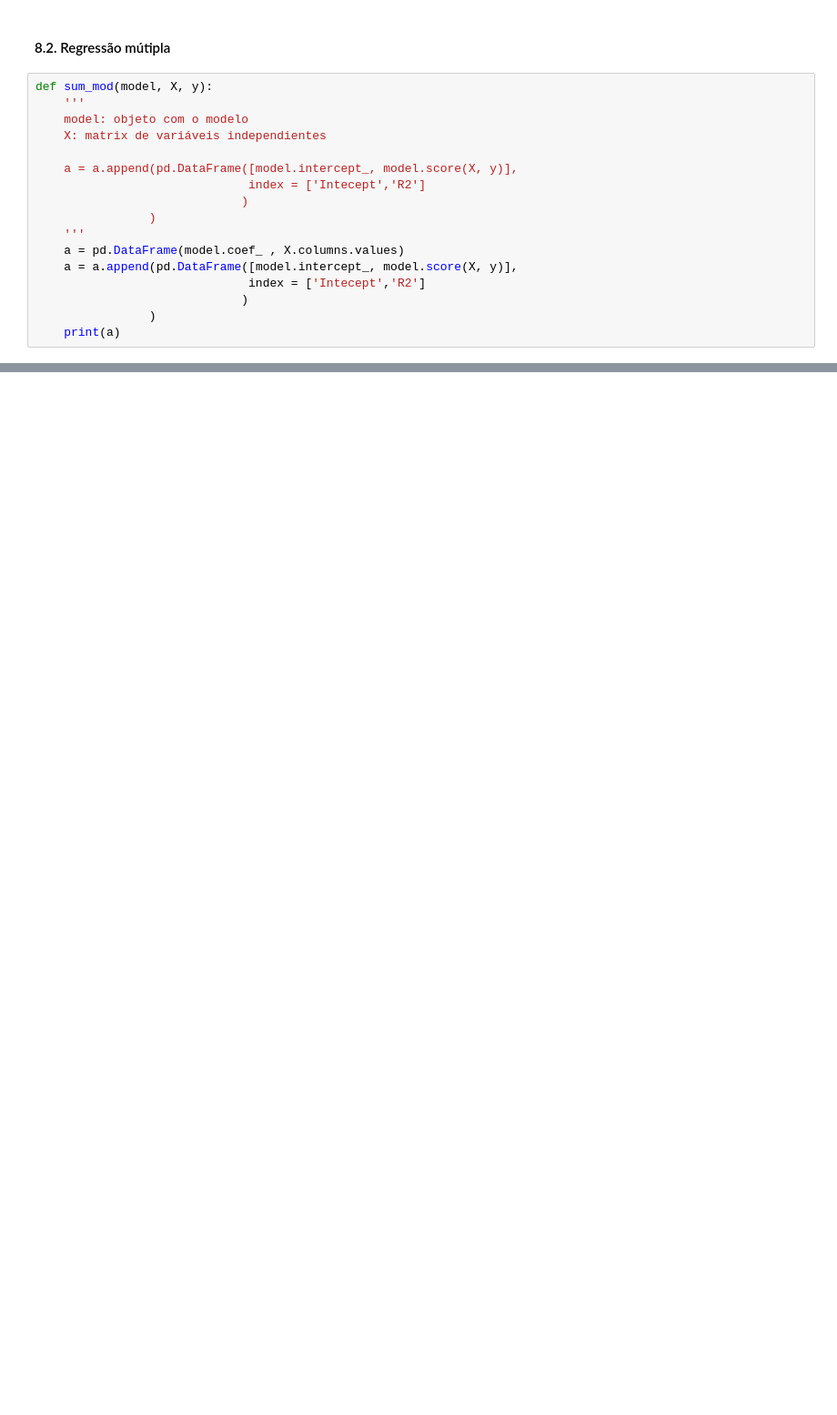
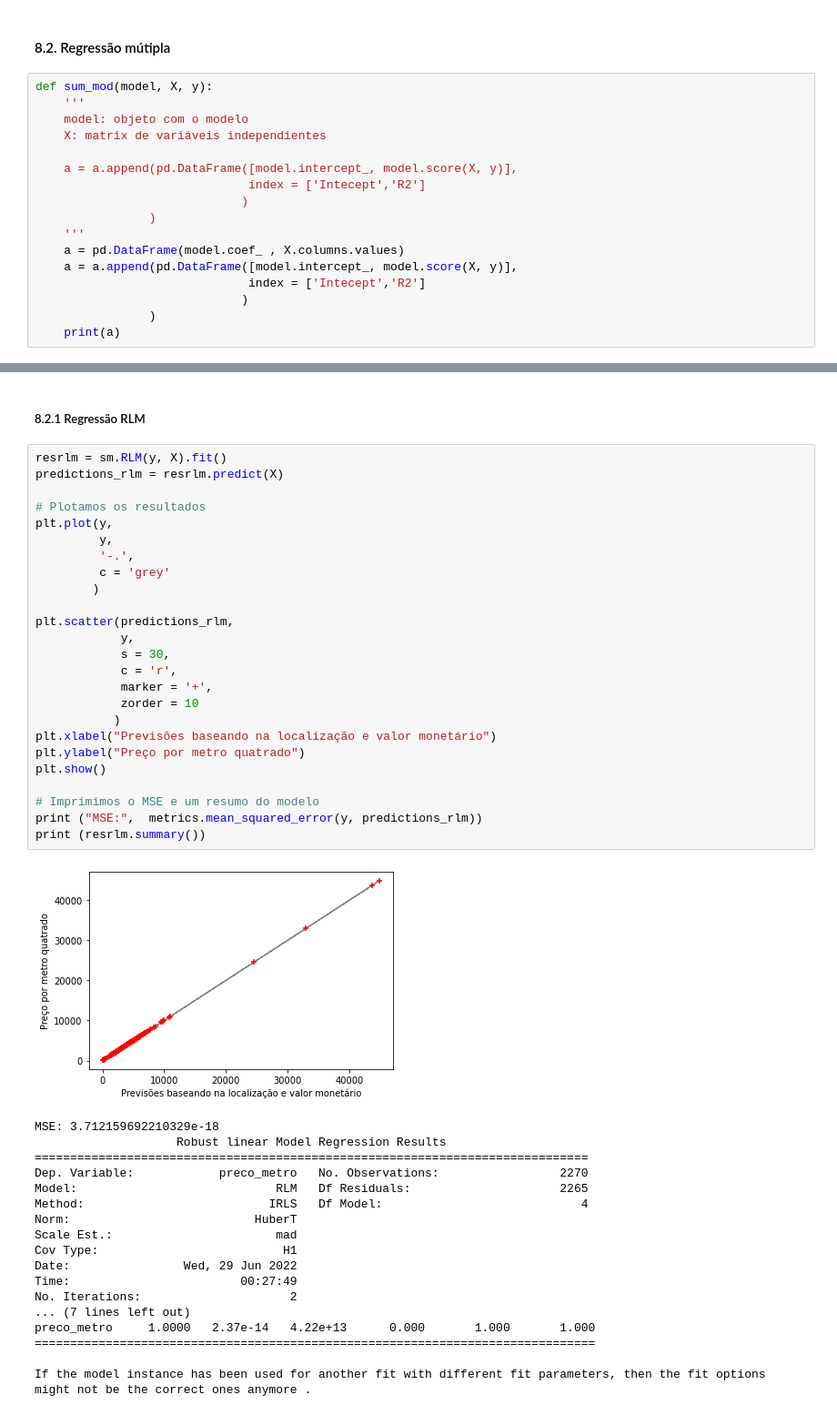
Before and after one commit to lidiambsouza/price_properties, a Jupyter notebook: price_properties.ipynb, the cells around one changed output, grey strips where cells are left out. Shown at 91% size. Cells and saved outputs as stored; diff of their text form; blank space fills up the shorter version.

```diff
--- a/price_properties.ipynb
+++ b/price_properties.ipynb
@@ -776,0 +849,46 @@ R2           1.000000e+00
+# %% [markdown]
+<h5>8.2.1 Regressão RLM</h5>
+# %%
+resrlm = sm.RLM(y, X).fit()
+predictions_rlm = resrlm.predict(X)
+
+# Plotamos os resultados
+plt.plot(y,
+         y,
+         '-.',
+         c = 'grey'
+        )
+
+plt.scatter(predictions_rlm,
+            y,
+            s = 30,
+            c = 'r',
+            marker = '+',
+            zorder = 10
+           )
+plt.xlabel("Previsões baseando na localização e valor monetário")
+plt.ylabel("Preço por metro quatrado")
+plt.show()
+
+# Imprimimos o MSE e um resumo do modelo
+print ("MSE:",  metrics.mean_squared_error(y, predictions_rlm))
+print (resrlm.summary())
+# %% [output]
+[figure, added]
+MSE: 3.712159692210329e-18
+                    Robust linear Model Regression Results
+==============================================================================
+Dep. Variable:            preco_metro   No. Observations:                 2270
+Model:                            RLM   Df Residuals:                     2265
+Method:                          IRLS   Df Model:                            4
+Norm:                          HuberT
+Scale Est.:                       mad
+Cov Type:                          H1
+Date:                Wed, 29 Jun 2022
+Time:                        00:27:49
+No. Iterations:                     2
+... (7 lines left out)
+preco_metro     1.0000   2.37e-14   4.22e+13      0.000       1.000       1.000
+===============================================================================
+
+If the model instance has been used for another fit with different fit parameters, then the fit options might not be the correct ones anymore .
```
Also changed, not shown: parts of 6 cells of this notebook.
